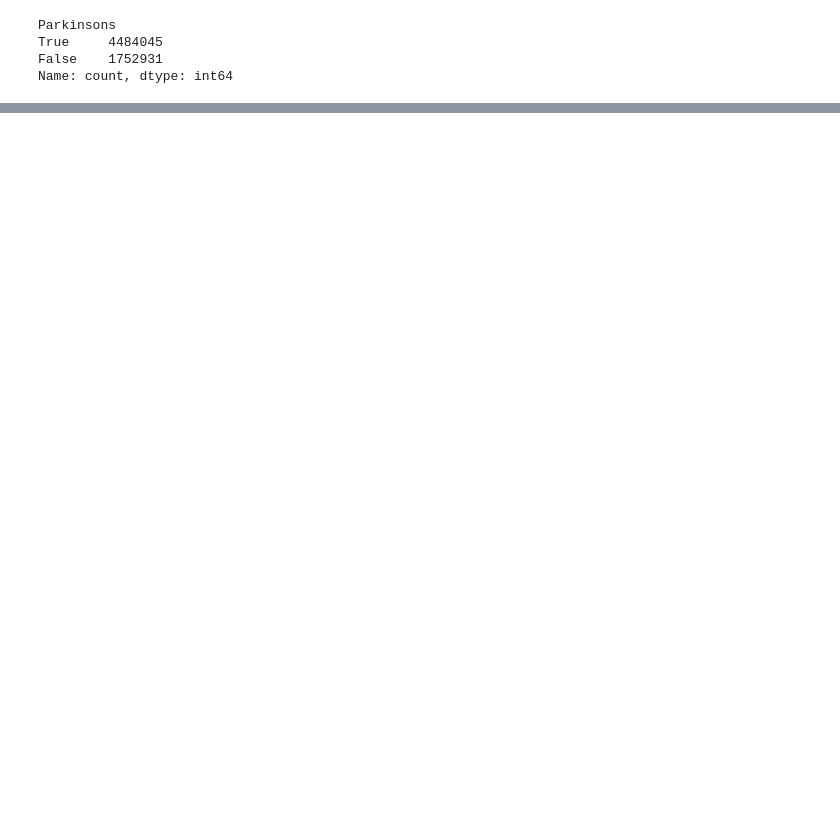
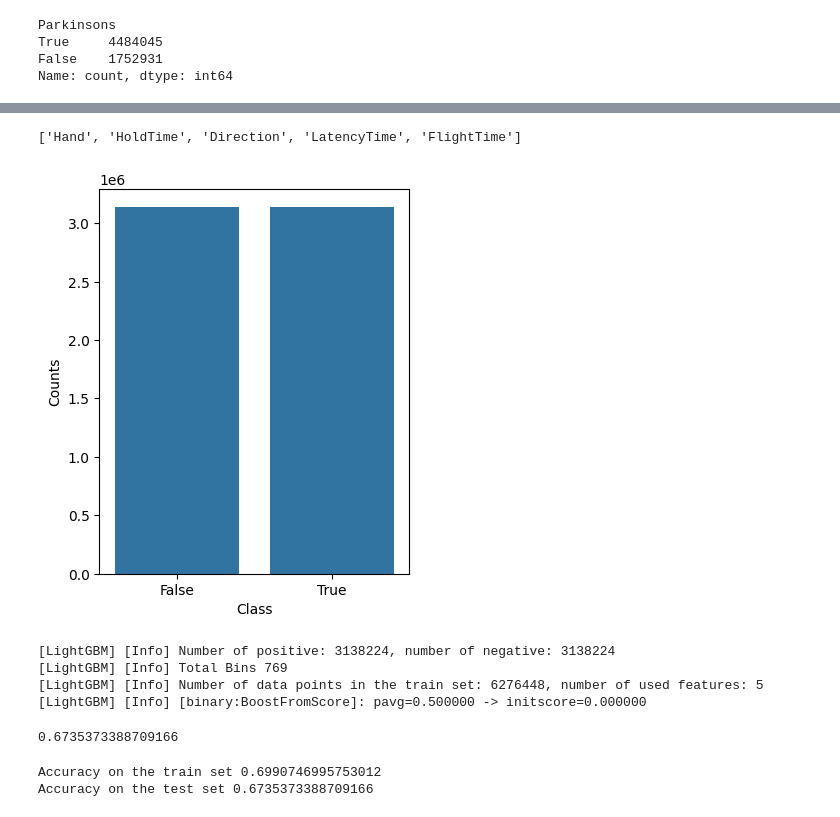
Before and after one commit to idranne/Columbia-DBMI-, a Jupyter notebook: Typing dataset/lightgbm.ipynb, the cells around one changed output, grey strips where cells are left out. Saved outputs shown, nothing was run; the diff lists cells and outputs as text; code cells hidden in the pictures; blank space fills up the shorter version.

```diff
--- a/Typing dataset/lightgbm.ipynb
+++ b/Typing dataset/lightgbm.ipynb
@@ -63,0 +71,27 @@ X_test
+# %%
+#Oversampling the minority class in PD
+from imblearn.over_sampling import SMOTE
+
+X_train_raw, X_test, y_train_raw , y_test = train_test_split(X, y, random_state=42, test_size=0.3)
+
+
+#Calling the class, passing in parameters of constructor and fitting in
+smote = SMOTE(random_state= 42)
+
+X_train, y_train = smote.fit_resample(X_train_raw, y_train_raw)
+# %%
+print(X_train.columns.tolist())
+# %% [output]
+['Hand', 'HoldTime', 'Direction', 'LatencyTime', 'FlightTime']
+# %%
+#Visualizations of the PD class after SMOTE
+import numpy as np
+class_counts = np.bincount(y_train)
+
+plt.figure(figsize=(4, 5))
+sns.barplot(x = np.unique(y_train), y=class_counts)
+plt.xlabel("Class")
+plt.ylabel("Counts")
+plt.show()
+# %% [output]
+[figure, added]
@@ -63,0 +109,28 @@ X_test
+# %%
+#Fitting the model, training and performing evaluation
+
+model_lgbm.fit(X_train, y_train)
+
+model_lgbm.predict_proba(X_test)
+
+pred = model_lgbm.predict(X_test)
+
+score = model_lgbm.score(X_train, y_train)
+
+acc_score = accuracy_score(y_test, pred)
+# %% [output]
+[LightGBM] [Info] Number of positive: 3138224, number of negative: 3138224
+[LightGBM] [Info] Total Bins 769
+[LightGBM] [Info] Number of data points in the train set: 6276448, number of used features: 5
+[LightGBM] [Info] [binary:BoostFromScore]: pavg=0.500000 -> initscore=0.000000
+# %%
+acc_score
+# %% [output]
+0.6735373388709166
+# %%
+print("Accuracy on the train set", score)
+
+print("Accuracy on the test set", model_lgbm.score(X_test, y_test))
+# %% [output]
+Accuracy on the train set 0.6990746995753012
+Accuracy on the test set 0.6735373388709166
```
Also changed, not shown: parts of 24 cells of this notebook, 6 other files.
